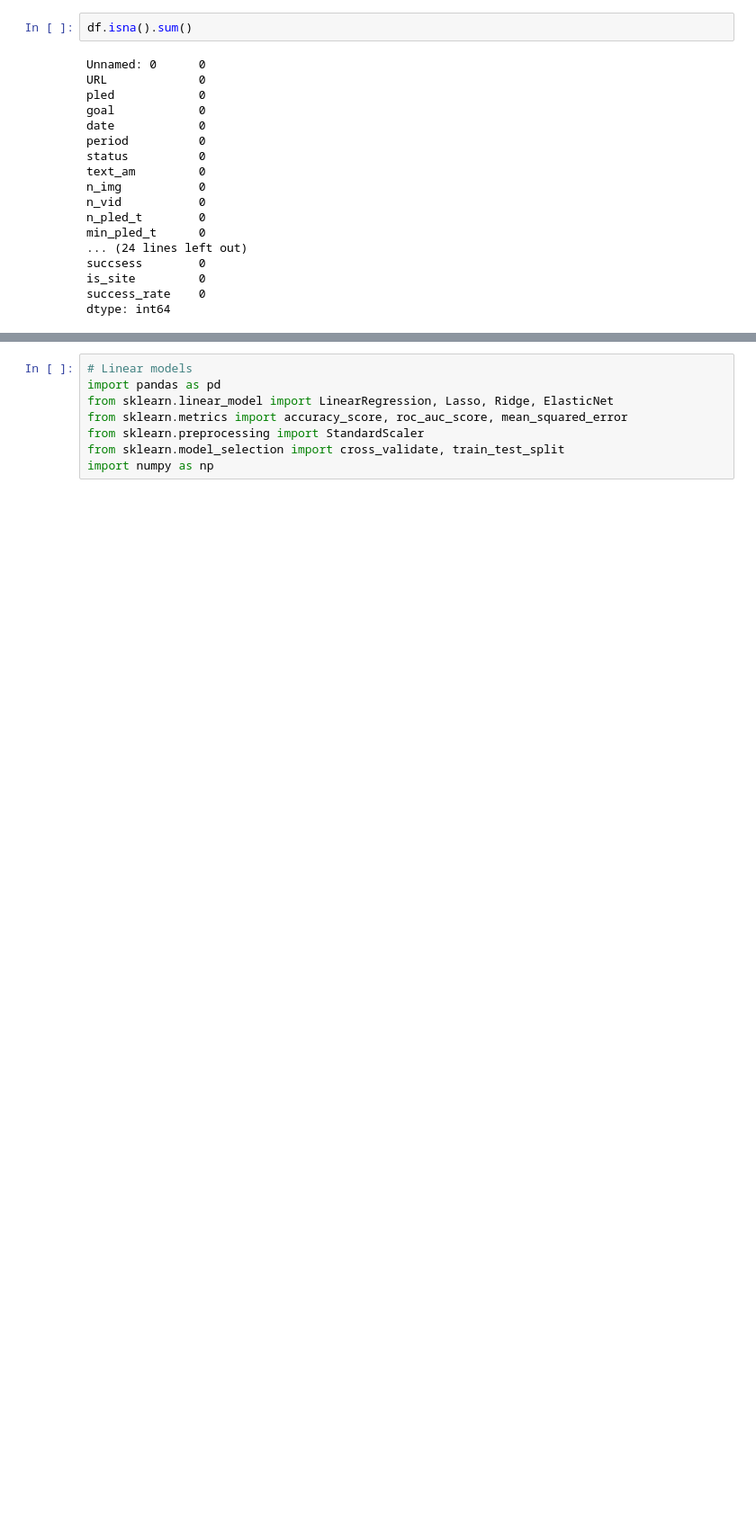
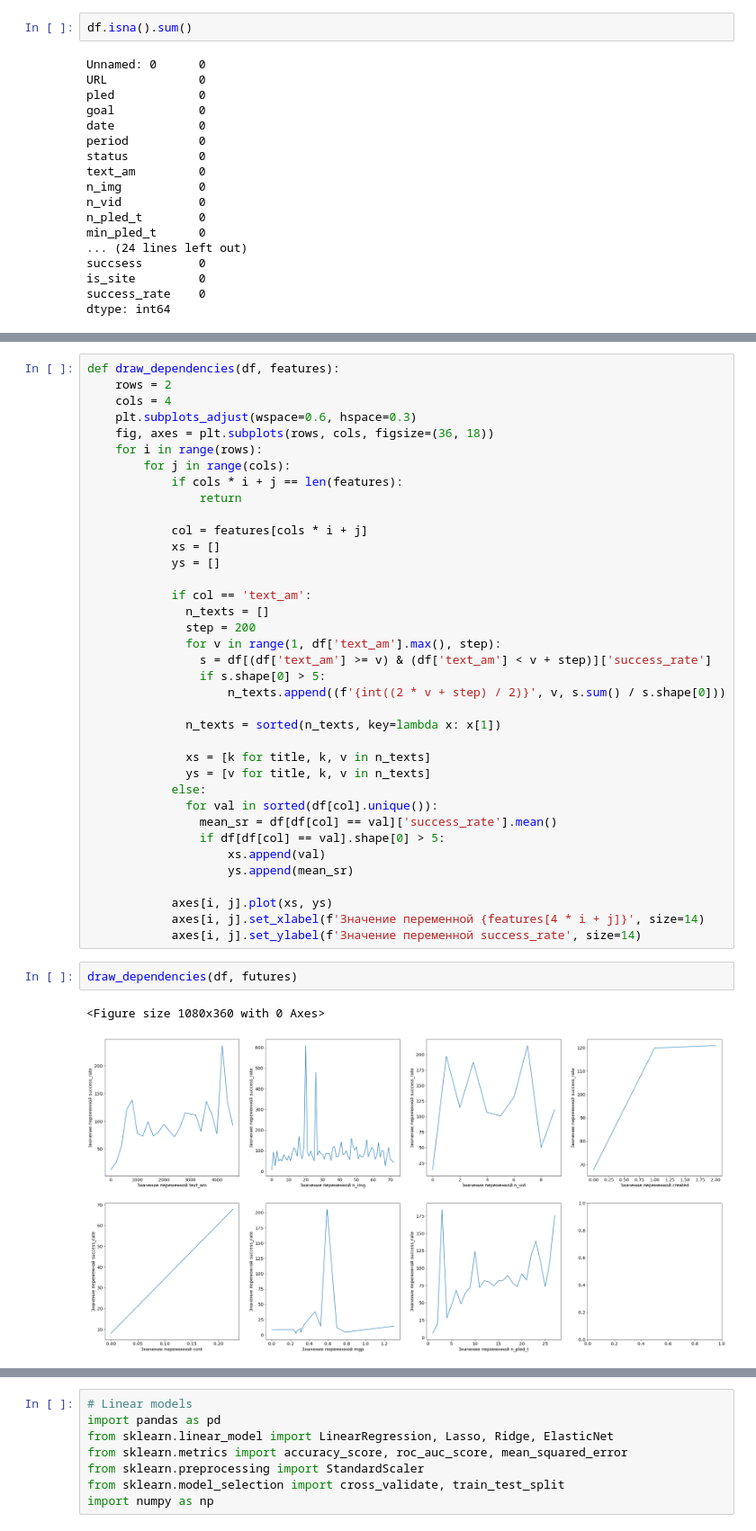
Before and after one commit to Yue2u/DANO-olympiade, a Jupyter notebook: Result.ipynb, the cells around one changed output, grey strips where cells are left out. Shown at 90% size. Saved outputs shown, nothing was run; the diff lists cells and outputs as text; blank space fills up the shorter version.

```diff
--- a/Result.ipynb
+++ b/Result.ipynb
@@ -210 +216,43 @@ desc
+# %%
+def draw_dependencies(df, features):
+    rows = 2
+    cols = 4
+    plt.subplots_adjust(wspace=0.6, hspace=0.3)
+    fig, axes = plt.subplots(rows, cols, figsize=(36, 18))
+    for i in range(rows):
+        for j in range(cols):
+            if cols * i + j == len(features):
+                return
+
+            col = features[cols * i + j]
+            xs = []
+            ys = []
+
+            if col == 'text_am':
+              n_texts = []
+              step = 200
+              for v in range(1, df['text_am'].max(), step):
+                s = df[(df['text_am'] >= v) & (df['text_am'] < v + step)]['success_rate']
+                if s.shape[0] > 5:
+                    n_texts.append((f'{int((2 * v + step) / 2)}', v, s.sum() / s.shape[0]))
+
+              n_texts = sorted(n_texts, key=lambda x: x[1])
+
+              xs = [k for title, k, v in n_texts]
+              ys = [v for title, k, v in n_texts]
+            else:
+              for val in sorted(df[col].unique()):
+                mean_sr = df[df[col] == val]['success_rate'].mean()
+                if df[df[col] == val].shape[0] > 5:
+                    xs.append(val)
+                    ys.append(mean_sr)
+
+            axes[i, j].plot(xs, ys)
+            axes[i, j].set_xlabel(f'Значение переменной {features[4 * i + j]}', size=14)
+            axes[i, j].set_ylabel(f'Значение переменной success_rate', size=14)
+# %%
+draw_dependencies(df, futures)
+# %% [output]
+<Figure size 1080x360 with 0 Axes>
+[figure, added]
 # %%
```
Also changed, not shown: parts of 19 cells of this notebook.
